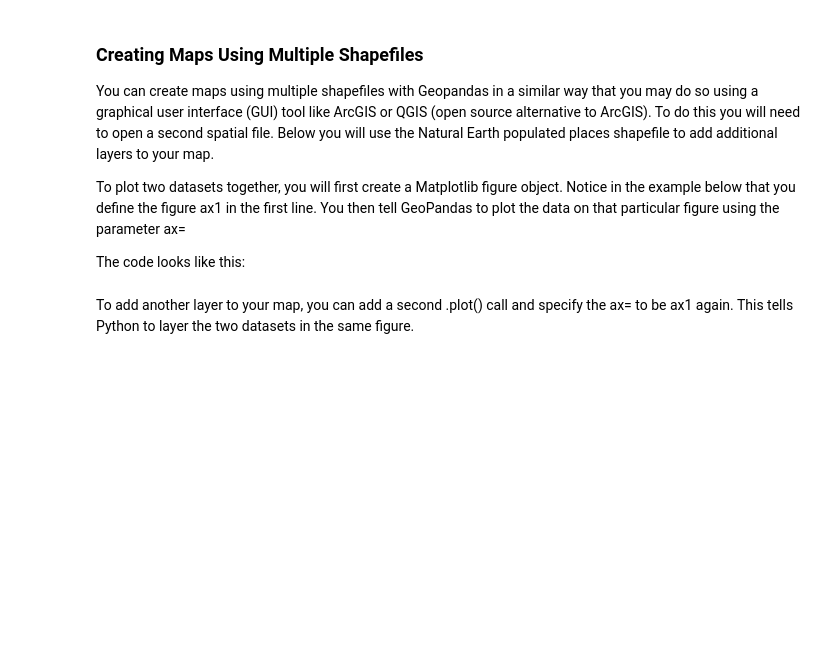
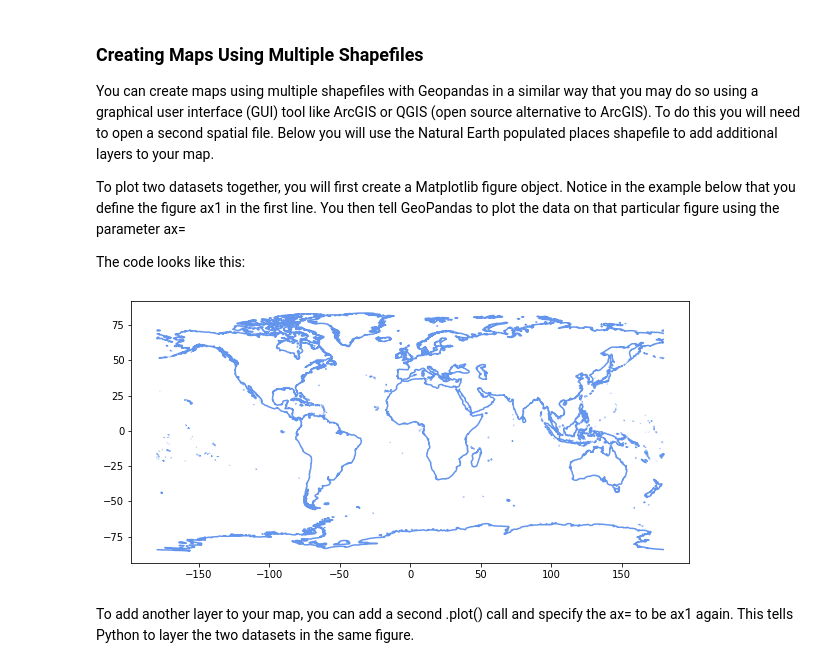
Before and after one commit to abmccart/EnvDatSci22, a Jupyter notebook: CodeSprints/VectorData101.ipynb, the cells around one changed output. Saved outputs shown, nothing was run; the diff lists cells and outputs as text; code cells hidden in the pictures; blank space fills up the shorter version.

```diff
--- a/CodeSprints/VectorData101.ipynb
+++ b/CodeSprints/VectorData101.ipynb
@@ -217,13 +349,15 @@ The code looks like this:
 # %%
 #Experiment!
 #What happens if you change FigSize numbers?
 #What happens if you "comment out" (put a # in front of) plt.show()?
 #What happens if you change the color?
 
-f, ax1 = plt.subplots(figsize=(10, 6))
+f, ax1 = plt.subplots(figsize=(10, 5))
 coastlines.plot(ax=ax1,
-               color = "black")
+               color = "cornflowerblue")
 plt.show()
+# %% [output]
+[figure, added]
 # %% [markdown]
 To add another layer to your map, you can add a second .plot() call and specify the ax= to be ax1 again. This tells Python to layer the two datasets in the same figure.
 # %%
```
Also changed, not shown: parts of 19 cells of this notebook.
